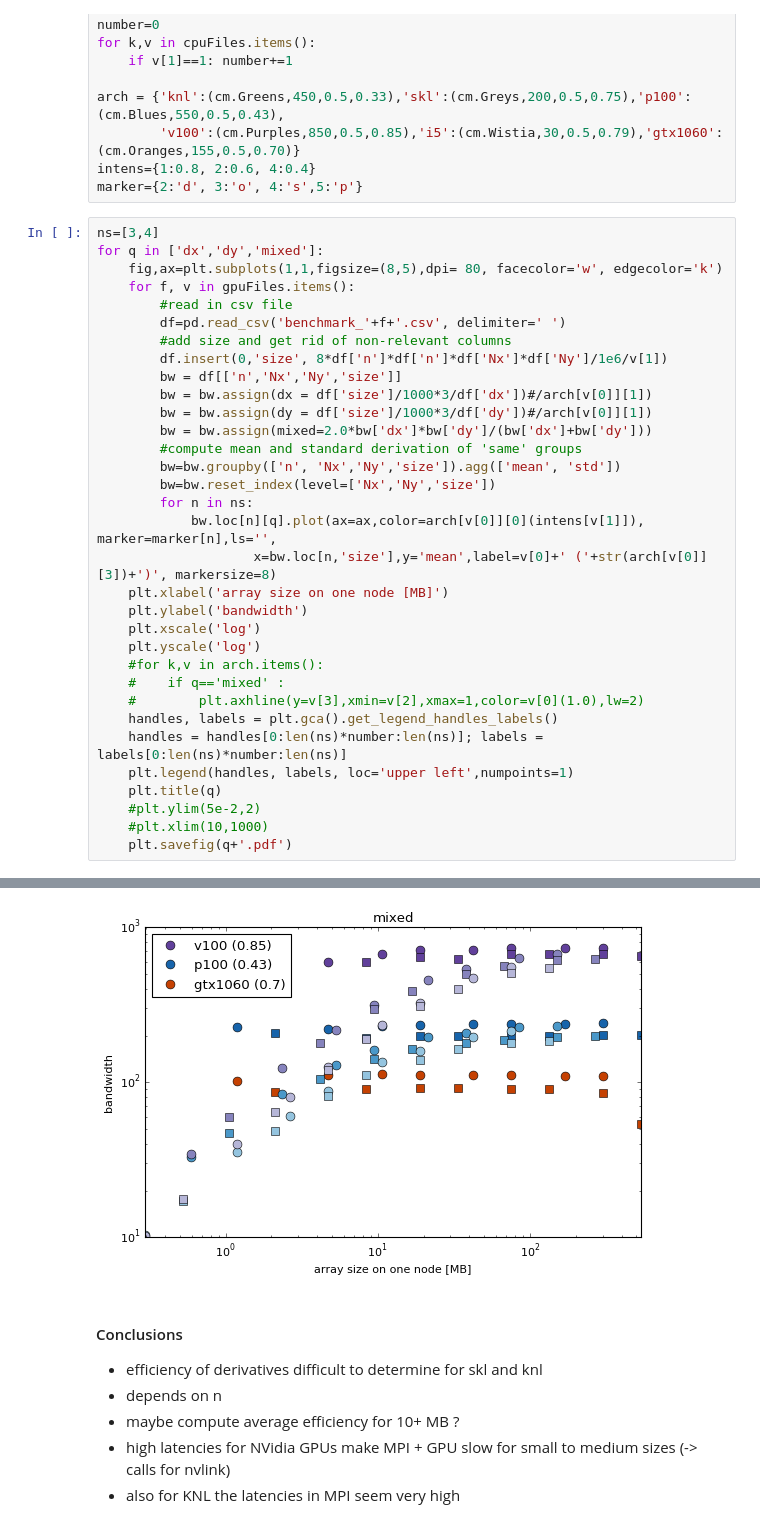
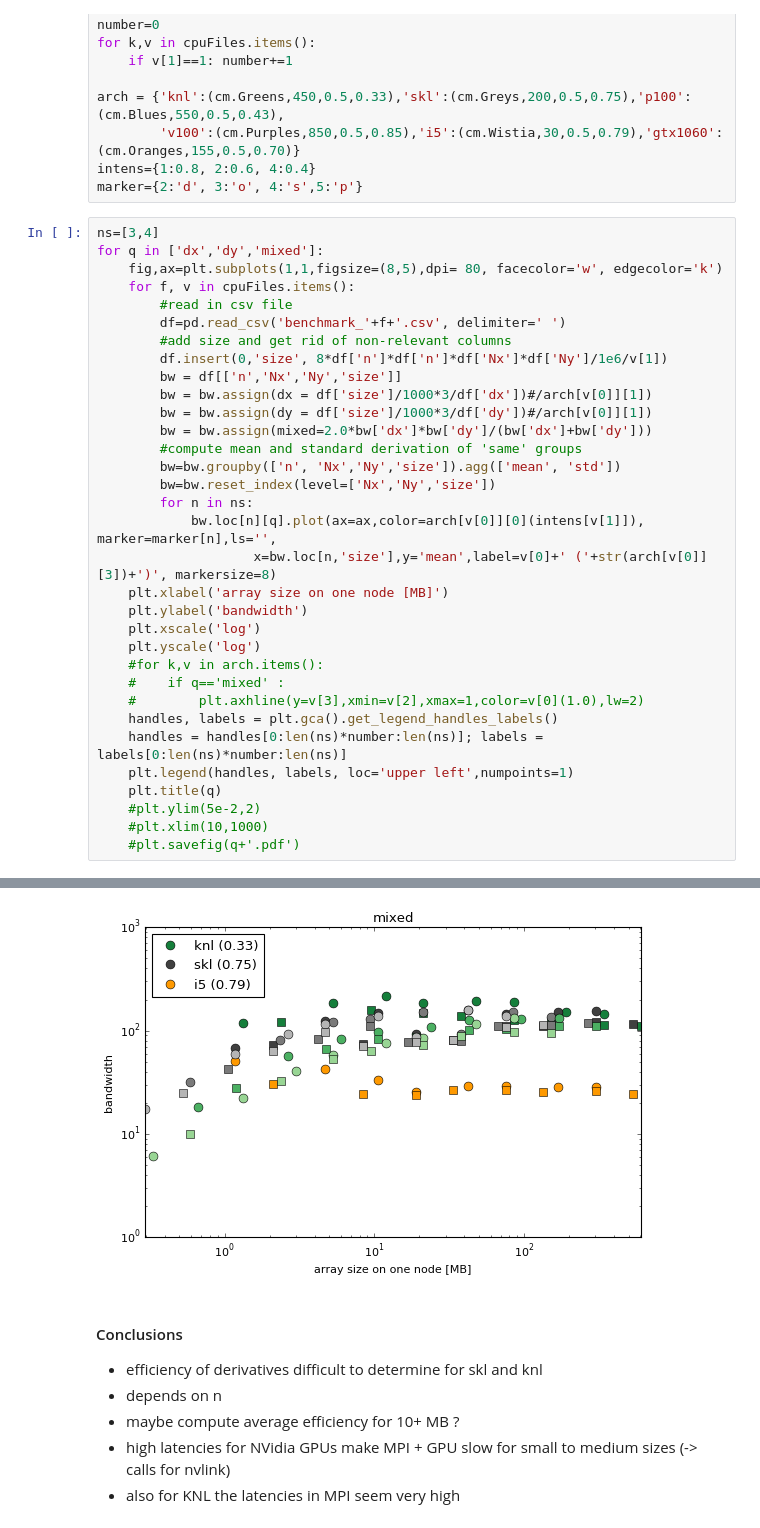
Before and after one commit to mwiesenberger/performance, a Jupyter notebook: 3-Dx-Dy-Plot.ipynb, the cells around one changed output, grey strips where cells are left out. Cells and saved outputs as stored; diff of their text form.

```diff
--- a/3-Dx-Dy-Plot.ipynb
+++ b/3-Dx-Dy-Plot.ipynb
@@ -31,7 +31,7 @@ marker={2:'d', 3:'o', 4:'s',5:'p'}
 ns=[3,4]
 for q in ['dx','dy','mixed']:
     fig,ax=plt.subplots(1,1,figsize=(8,5),dpi= 80, facecolor='w', edgecolor='k')
-    for f, v in gpuFiles.items():
+    for f, v in cpuFiles.items():
         #read in csv file
         df=pd.read_csv('benchmark_'+f+'.csv', delimiter=' ')
         #add size and get rid of non-relevant columns
@@ -59,5 +59,5 @@ for q in ['dx','dy','mixed']:
     plt.title(q)
     #plt.ylim(5e-2,2)
     #plt.xlim(10,1000)
-    plt.savefig(q+'.pdf')
+    #plt.savefig(q+'.pdf')
 # %% [output]
@@ -66,4 +66,4 @@ for q in ['dx','dy','mixed']:
-[figure, old version]
+[figure, new version]
 # %% [markdown]
 #### Conclusions
 - efficiency of derivatives difficult to determine for skl and knl
```
Also changed, not shown: parts of 1 cell of this notebook, 13 other files.
